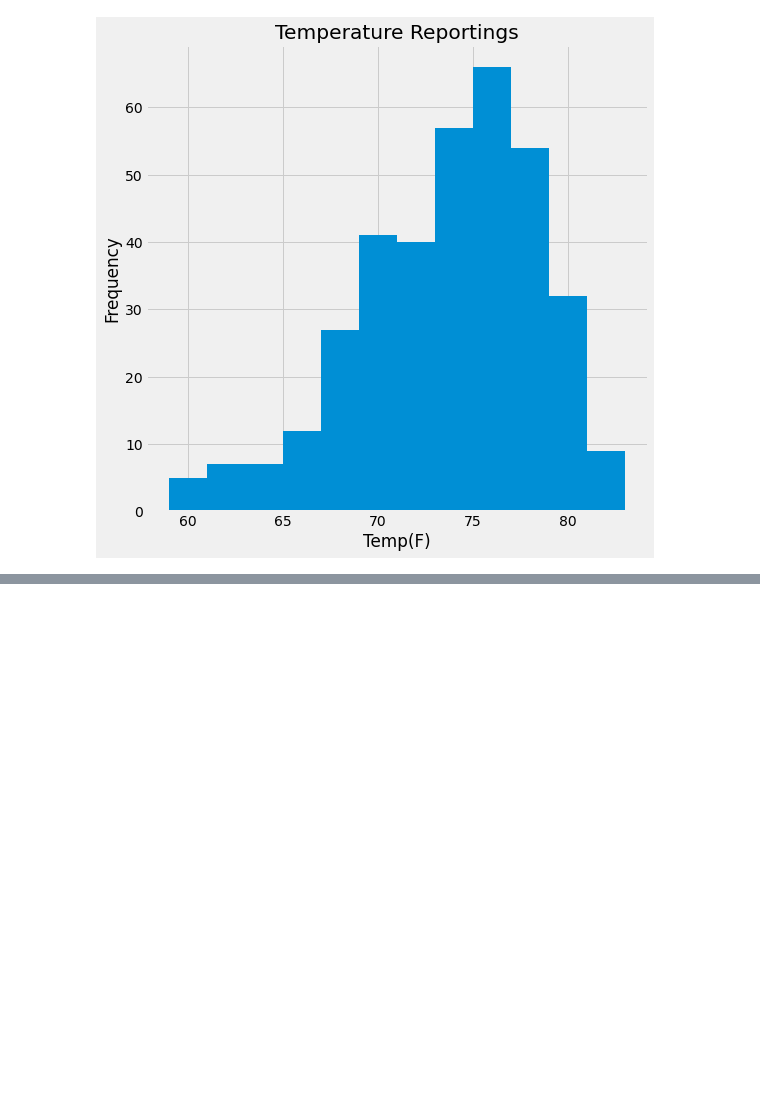
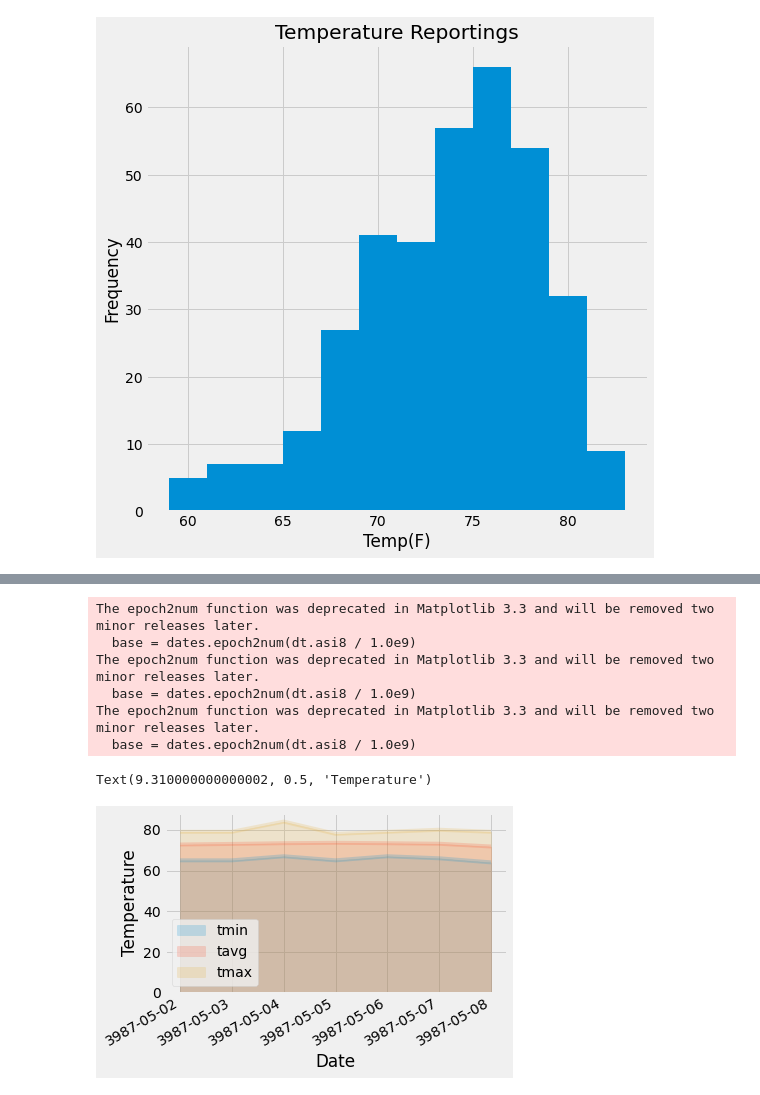
Before and after one commit to cmoeser5/Hawaii-Climate-Analysis, a Jupyter notebook: climate.ipynb, the cells around one changed output, grey strips where cells are left out. Cells and saved outputs as stored; diff of their text form; code cells hidden in the pictures; blank space fills up the shorter version.

```diff
--- a/climate.ipynb
+++ b/climate.ipynb
@@ -265,0 +417,19 @@ plt.show()
+# %%
+# calculate the daily normals for your trip
+# push each tuple of calculations into a list called `normals`
+
+# Set the start and end date of the trip
+trip_start = "2018-05-01"
+trip_end = "2018-05-07"
+
+# Use the start and end date to create a range of dates
+trip_dates = pd.date_range(trip_start, trip_end, freq="D")
+
+# Stip off the year and save a list of %m-%d strings
+trip_month_day = trip_dates.strftime("%m-%d")
+
+# Loop through the list of %m-%d strings and calculate the normals for each date
+normals = []
+for date in trip_month_day:
+    normals.append(*daily_normals(date))
+normals
@@ -265,0 +444,6 @@ plt.show()
+# %%
+# Load the previous query results into a Pandas DataFrame and add the `trip_dates` range as the `date` index
+df = pd.DataFrame(normals, columns=["tmin", "tavg", "tmax"])
+df["date"] = trip_dates
+df.set_index(["date"], inplace=True)
+df.head()
@@ -265,0 +458,15 @@ plt.show()
+# %%
+# Plot the daily normals as an area plot with `stacked=False`
+df.plot(kind="area", stacked=False, x_compat=True, alpha=0.2)
+plt.tight_layout()
+plt.xlabel("Date")
+plt.ylabel("Temperature")
+# %% [output]
+The epoch2num function was deprecated in Matplotlib 3.3 and will be removed two minor releases later.
+  base = dates.epoch2num(dt.asi8 / 1.0e9)
+The epoch2num function was deprecated in Matplotlib 3.3 and will be removed two minor releases later.
+  base = dates.epoch2num(dt.asi8 / 1.0e9)
+The epoch2num function was deprecated in Matplotlib 3.3 and will be removed two minor releases later.
+  base = dates.epoch2num(dt.asi8 / 1.0e9)
+Text(9.310000000000002, 0.5, 'Temperature')
+[figure, added]
```
Also changed, not shown: parts of 10 cells of this notebook.
